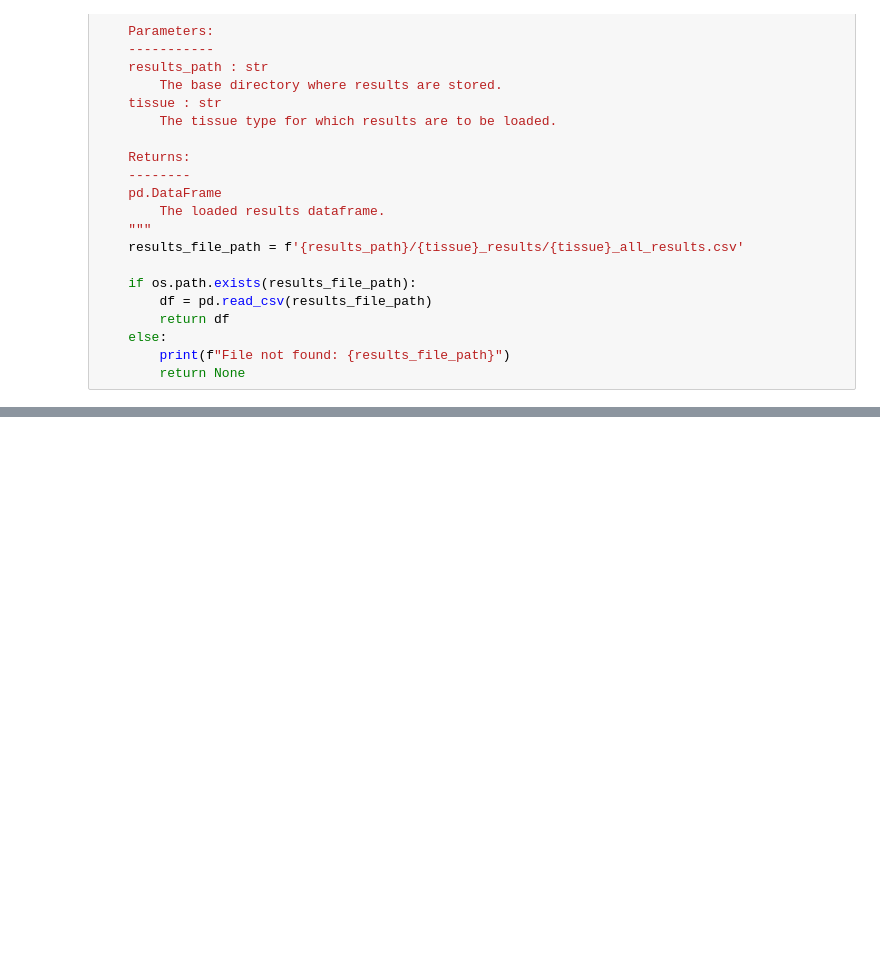
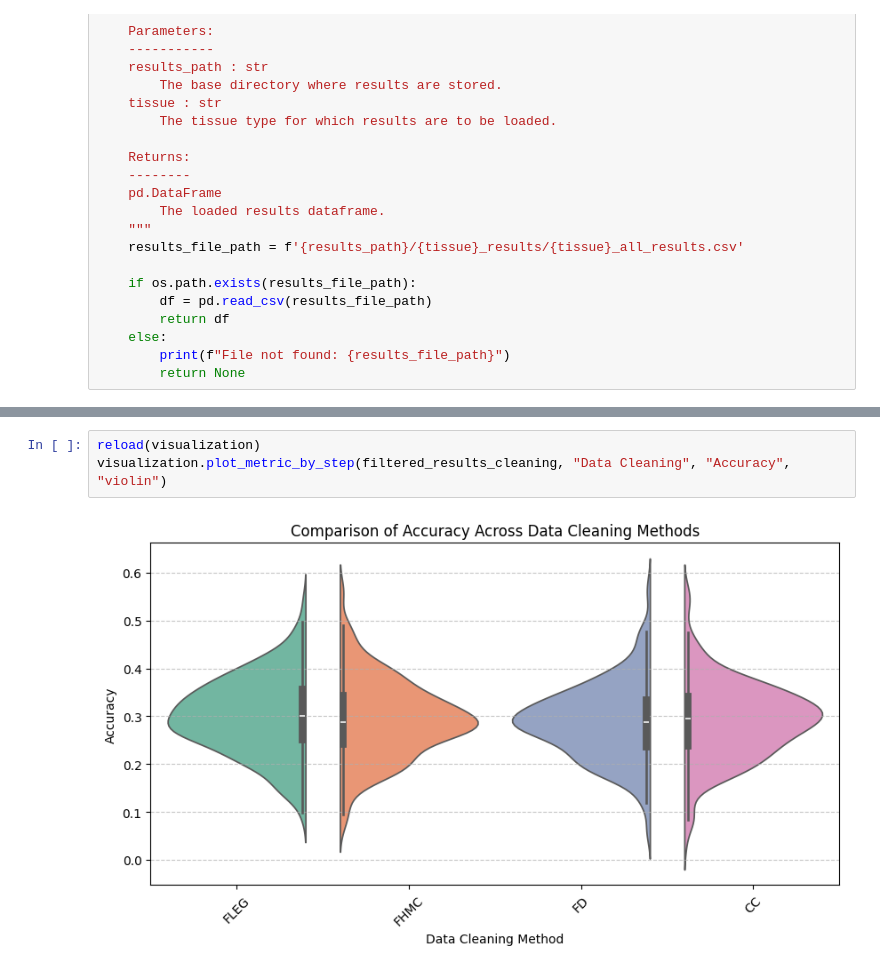
Before and after one commit to MarcosEsteve/scRNAseq_across_human_tissues, a Jupyter notebook: results_analysis.ipynb, the cells around one changed output, grey strips where cells are left out. Saved outputs shown, nothing was run; the diff lists cells and outputs as text; blank space fills up the shorter version.

```diff
--- a/results_analysis.ipynb
+++ b/results_analysis.ipynb
@@ -70,0 +106,5 @@ Name: clusters, dtype: object
+# %%
+reload(visualization)
+visualization.plot_metric_by_step(filtered_results_cleaning, "Data Cleaning", "Accuracy", "violin")
+# %% [output]
+[figure, added]
```
Also changed, not shown: parts of 14 cells of this notebook, 2 other files.
